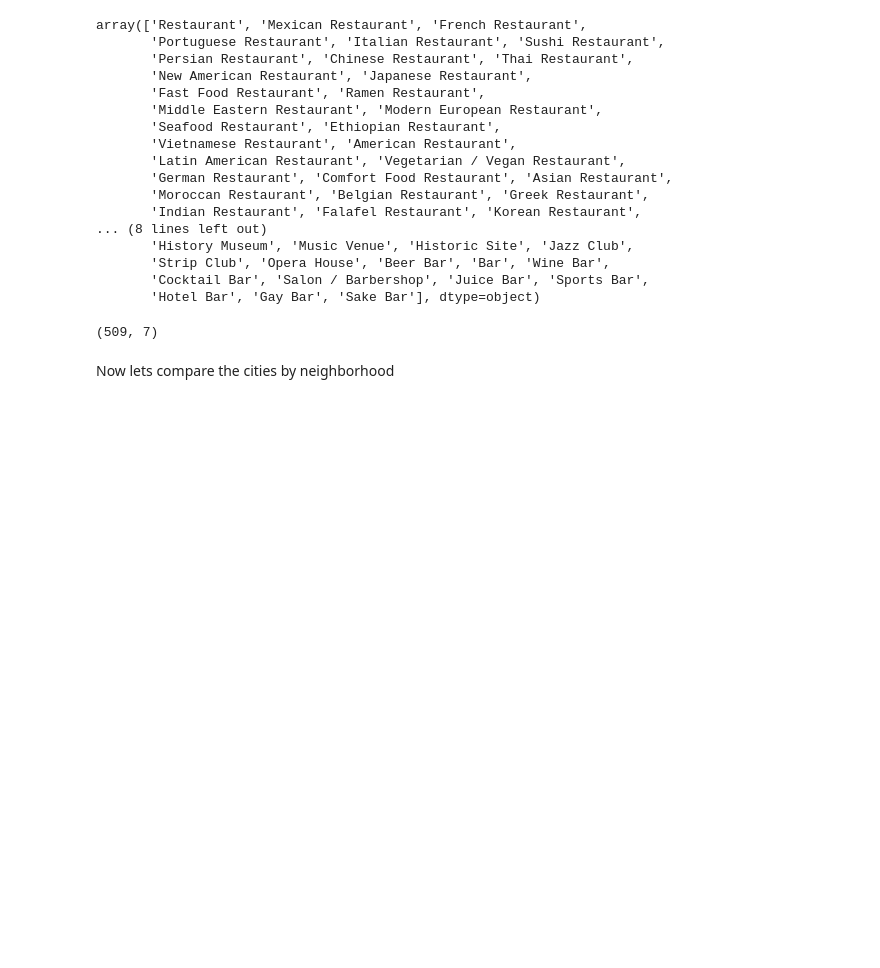
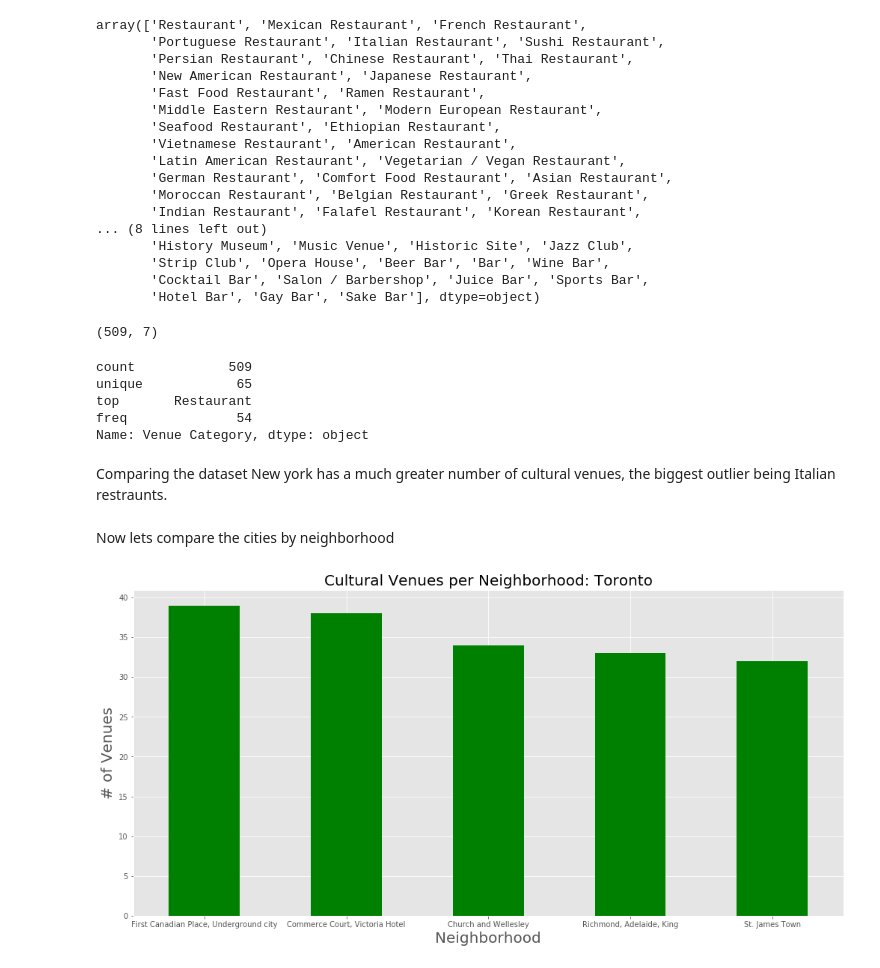
Before and after one commit to trustykarma/Coursera_Capstone, a Jupyter notebook: scripts/Capstone Project - The Battle of Neighborhoods.ipynb, the cells around one changed output. Saved outputs shown, nothing was run; the diff lists cells and outputs as text; code cells hidden in the pictures; blank space fills up the shorter version.

Commit message:
Histogram comparing cultural venues

```diff
--- a/scripts/Capstone Project - The Battle of Neighborhoods.ipynb
+++ b/scripts/Capstone Project - The Battle of Neighborhoods.ipynb
@@ -267,5 +275,26 @@ array(['Restaurant', 'Mexican Restaurant', 'French Restaurant',
 toronto_culture.shape
 # %% [output]
 (509, 7)
+# %%
+toronto_culture['Venue Category'].describe()
+# %% [output]
+count            509
+unique            65
+top       Restaurant
+freq              54
+Name: Venue Category, dtype: object
+# %% [markdown]
+Comparing the dataset New york has a much greater number of cultural venues, the biggest outlier being Italian restraunts.
 # %% [markdown]
 Now lets compare the cities by neighborhood
+# %%
+plt.style.use('ggplot')
+top_five = 5 # Top 5 neighborhoods
+toronto_culture.groupby('Neighborhood')['Venue'].count().nlargest(top_five).plot.bar(figsize=(17,8), color='g')
+plt.title('Cultural Venues per Neighborhood: Toronto', fontsize=20)
+plt.xlabel("Neighborhood", fontsize=20)
+plt.ylabel("# of Venues", fontsize=20)
+plt.xticks(rotation = 'horizontal')
+plt.show()
+# %% [output]
+[figure, added]
```
Also changed, not shown: parts of 5 cells of this notebook.
